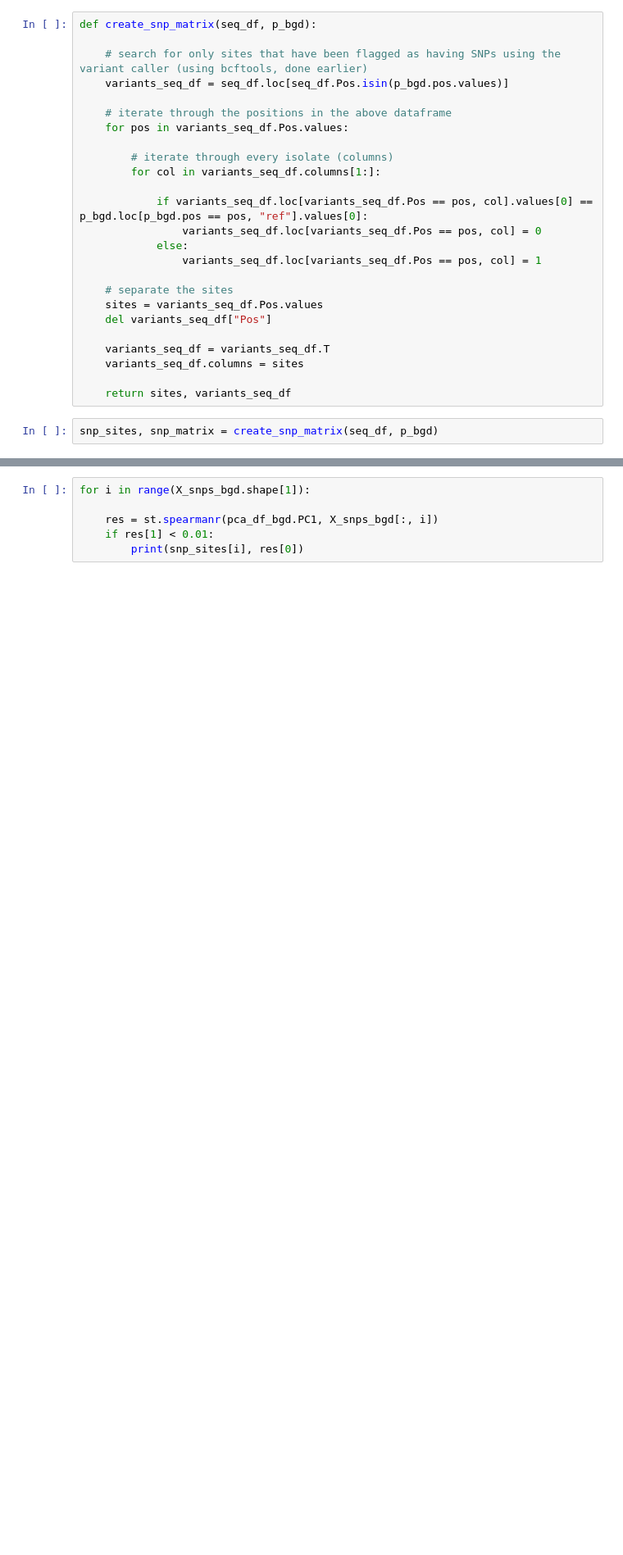
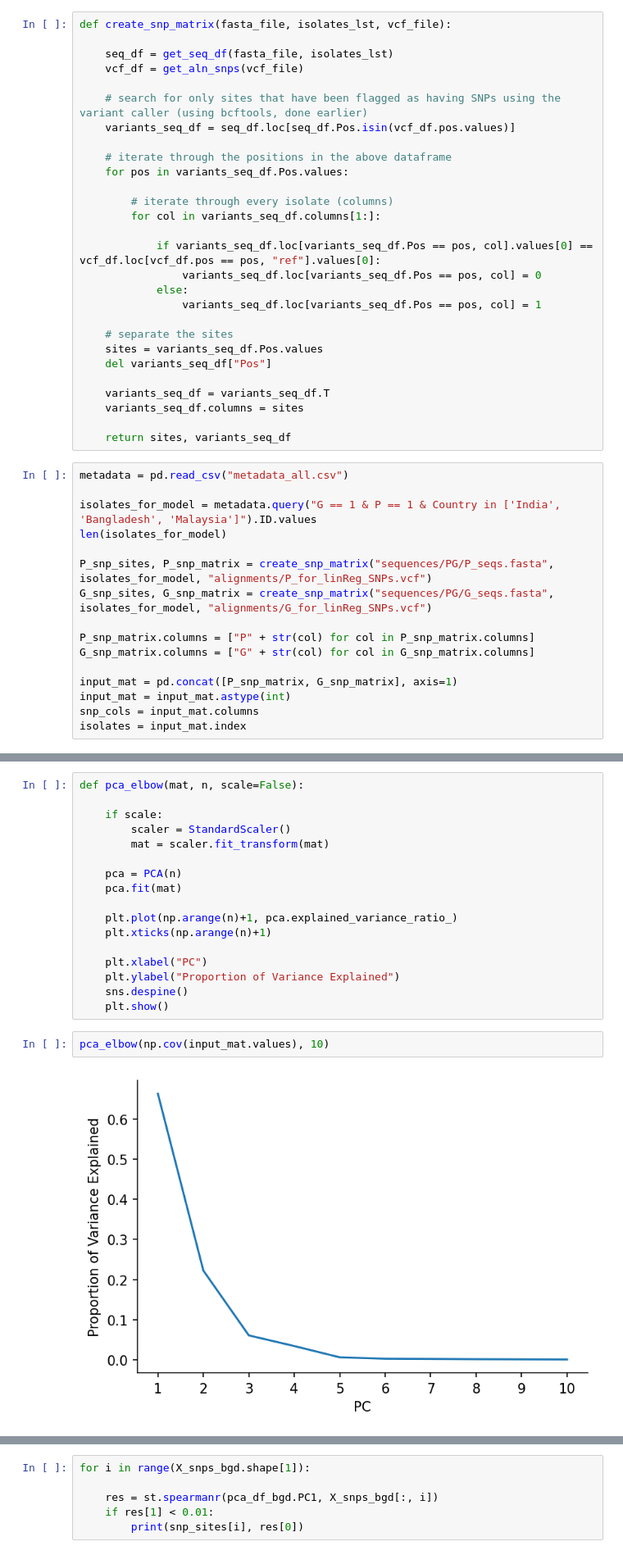
Before and after one commit to sanju99/niv_evo, a Jupyter notebook: clade_differences.ipynb, the cells around one changed output, grey strips where cells are left out. Shown at 82% size. Drawn from its saved outputs; the diff is of its cells as text; blank space fills up the shorter version.

```diff
--- a/clade_differences.ipynb
+++ b/clade_differences.ipynb
@@ -79,8 +87,11 @@ p_bgd = parse_vcf_snps("alignments/P_whitmer_BGD_SNPS.vcf")
 # %%
-def create_snp_matrix(seq_df, p_bgd):
+def create_snp_matrix(fasta_file, isolates_lst, vcf_file):
+
+    seq_df = get_seq_df(fasta_file, isolates_lst)
+    vcf_df = get_aln_snps(vcf_file)
 
     # search for only sites that have been flagged as having SNPs using the variant caller (using bcftools, done earlier)
-    variants_seq_df = seq_df.loc[seq_df.Pos.isin(p_bgd.pos.values)]
+    variants_seq_df = seq_df.loc[seq_df.Pos.isin(vcf_df.pos.values)]
 
     # iterate through the positions in the above dataframe
     for pos in variants_seq_df.Pos.values:
@@ -88,7 +99,7 @@ def create_snp_matrix(seq_df, p_bgd):
         # iterate through every isolate (columns)
         for col in variants_seq_df.columns[1:]:
 
-            if variants_seq_df.loc[variants_seq_df.Pos == pos, col].values[0] == p_bgd.loc[p_bgd.pos == pos, "ref"].values[0]:
+            if variants_seq_df.loc[variants_seq_df.Pos == pos, col].values[0] == vcf_df.loc[vcf_df.pos == pos, "ref"].values[0]:
                 variants_seq_df.loc[variants_seq_df.Pos == pos, col] = 0
             else:
                 variants_seq_df.loc[variants_seq_df.Pos == pos, col] = 1
@@ -102,7 +113,21 @@ def create_snp_matrix(seq_df, p_bgd):
 
     return sites, variants_seq_df
 # %%
-snp_sites, snp_matrix = create_snp_matrix(seq_df, p_bgd)
+metadata = pd.read_csv("metadata_all.csv")
+
+isolates_for_model = metadata.query("G == 1 & P == 1 & Country in ['India', 'Bangladesh', 'Malaysia']").ID.values
+len(isolates_for_model)
+
+P_snp_sites, P_snp_matrix = create_snp_matrix("sequences/PG/P_seqs.fasta", isolates_for_model, "alignments/P_for_linReg_SNPs.vcf")
+G_snp_sites, G_snp_matrix = create_snp_matrix("sequences/PG/G_seqs.fasta", isolates_for_model, "alignments/G_for_linReg_SNPs.vcf")
+
+P_snp_matrix.columns = ["P" + str(col) for col in P_snp_matrix.columns]
+G_snp_matrix.columns = ["G" + str(col) for col in G_snp_matrix.columns]
+
+input_mat = pd.concat([P_snp_matrix, G_snp_matrix], axis=1)
+input_mat = input_mat.astype(int)
+snp_cols = input_mat.columns
+isolates = input_mat.index
 # %% [markdown]
 # Next, encode every sequence in `P_whitmer` as a binary variable representing reference (0) or alternative (1) allele
 
@@ -262,0 +177,21 @@ def two_comp_PCA(snp_matrix, color_col):
+# %%
+def pca_elbow(mat, n, scale=False):
+
+    if scale:
+        scaler = StandardScaler()
+        mat = scaler.fit_transform(mat)
+
+    pca = PCA(n)
+    pca.fit(mat)
+
+    plt.plot(np.arange(n)+1, pca.explained_variance_ratio_)
+    plt.xticks(np.arange(n)+1)
+
+    plt.xlabel("PC")
+    plt.ylabel("Proportion of Variance Explained")
+    sns.despine()
+    plt.show()
+# %%
+pca_elbow(np.cov(input_mat.values), 10)
+# %% [output]
+[figure, added]
```
Also changed, not shown: parts of 14 cells of this notebook, 26 other files.
